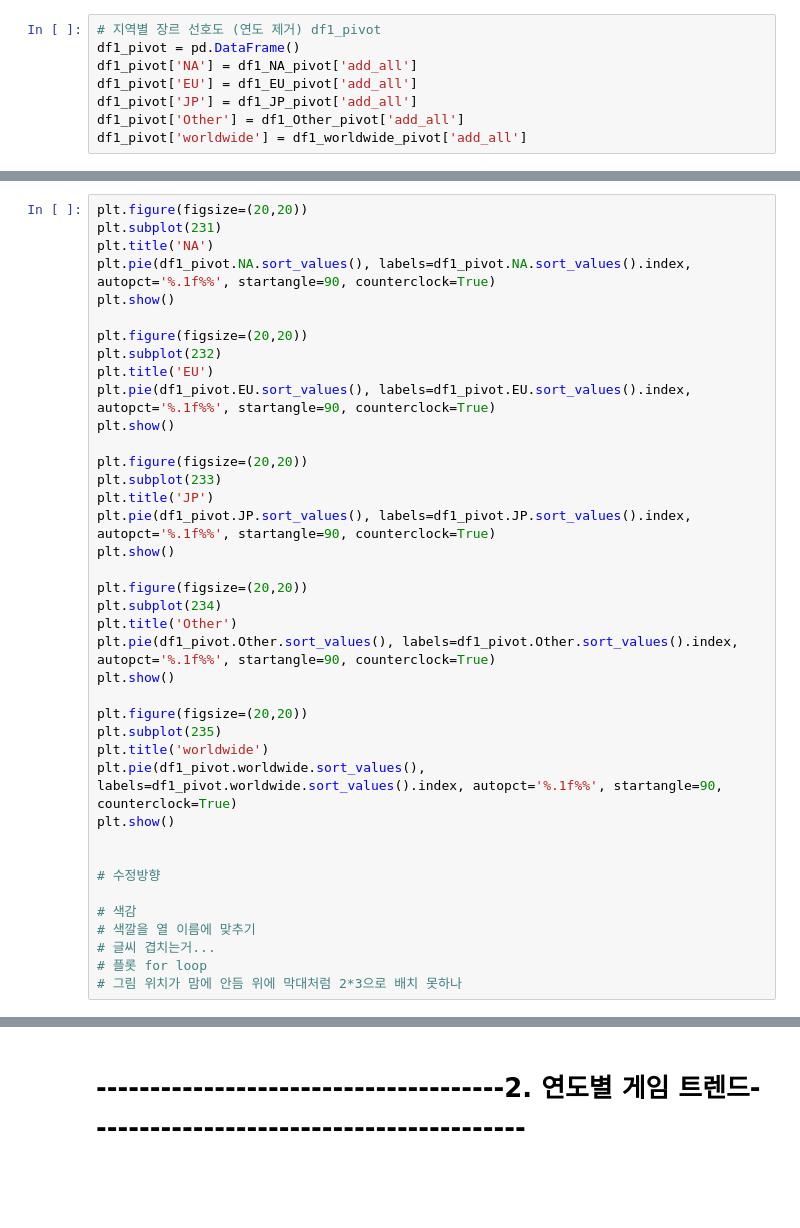
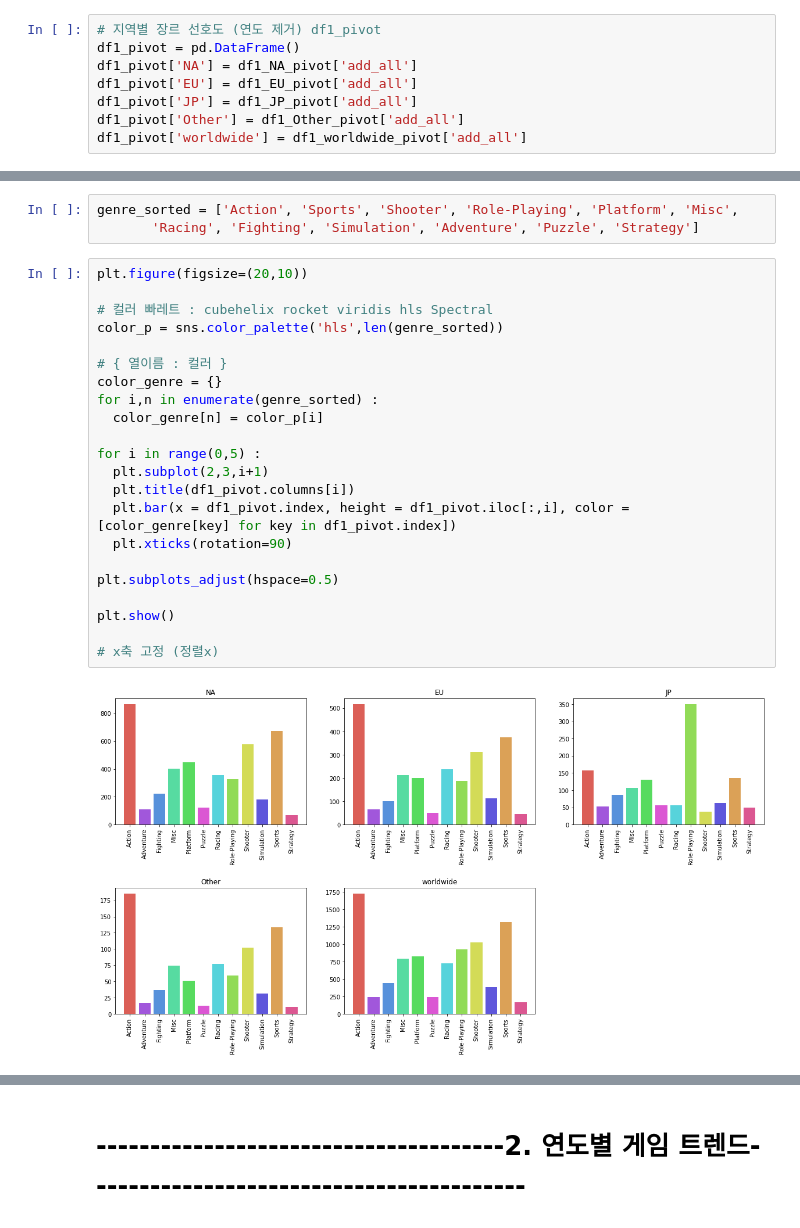
Before and after one commit to jennifer060697/AI15_Project, a Jupyter notebook: project 1 _ games.ipynb, the cells around one changed output, grey strips where cells are left out. Saved outputs shown, nothing was run; the diff lists cells and outputs as text; blank space fills up the shorter version.

```diff
--- a/project 1 _ games.ipynb
+++ b/project 1 _ games.ipynb
@@ -256,39 +436,27 @@ plt.show()
-# %%
-plt.figure(figsize=(20,20))
-plt.subplot(231)
-plt.title('NA')
-plt.pie(df1_pivot.NA.sort_values(), labels=df1_pivot.NA.sort_values().index, autopct='%.1f%%', startangle=90, counterclock=True)
-plt.show()
-
-plt.figure(figsize=(20,20))
-plt.subplot(232)
-plt.title('EU')
-plt.pie(df1_pivot.EU.sort_values(), labels=df1_pivot.EU.sort_values().index, autopct='%.1f%%', startangle=90, counterclock=True)
-plt.show()
-
-plt.figure(figsize=(20,20))
-plt.subplot(233)
-plt.title('JP')
-plt.pie(df1_pivot.JP.sort_values(), labels=df1_pivot.JP.sort_values().index, autopct='%.1f%%', startangle=90, counterclock=True)
-plt.show()
-
-plt.figure(figsize=(20,20))
-plt.subplot(234)
-plt.title('Other')
-plt.pie(df1_pivot.Other.sort_values(), labels=df1_pivot.Other.sort_values().index, autopct='%.1f%%', startangle=90, counterclock=True)
-plt.show()
-
-plt.figure(figsize=(20,20))
-plt.subplot(235)
-plt.title('worldwide')
-plt.pie(df1_pivot.worldwide.sort_values(), labels=df1_pivot.worldwide.sort_values().index, autopct='%.1f%%', startangle=90, counterclock=True)
-plt.show()
-
-
-# 수정방향
-
-# 색감
-# 색깔을 열 이름에 맞추기
-# 글씨 겹치는거...
-# 플롯 for loop
-# 그림 위치가 맘에 안듬 위에 막대처럼 2*3으로 배치 못하나
+# %%
+genre_sorted = ['Action', 'Sports', 'Shooter', 'Role-Playing', 'Platform', 'Misc',
+       'Racing', 'Fighting', 'Simulation', 'Adventure', 'Puzzle', 'Strategy']
+# %%
+plt.figure(figsize=(20,10))
+
+# 컬러 빠레트 : cubehelix rocket viridis hls Spectral
+color_p = sns.color_palette('hls',len(genre_sorted))
+
+# { 열이름 : 컬러 }
+color_genre = {}
+for i,n in enumerate(genre_sorted) :
+  color_genre[n] = color_p[i]
+
+for i in range(0,5) :
+  plt.subplot(2,3,i+1)
+  plt.title(df1_pivot.columns[i])
+  plt.bar(x = df1_pivot.index, height = df1_pivot.iloc[:,i], color = [color_genre[key] for key in df1_pivot.index])
+  plt.xticks(rotation=90)
+
+plt.subplots_adjust(hspace=0.5)
+
+plt.show()
+
+# x축 고정 (정렬x)
+# %% [output]
+[figure, added]
```
Also changed, not shown: parts of 70 cells of this notebook.
